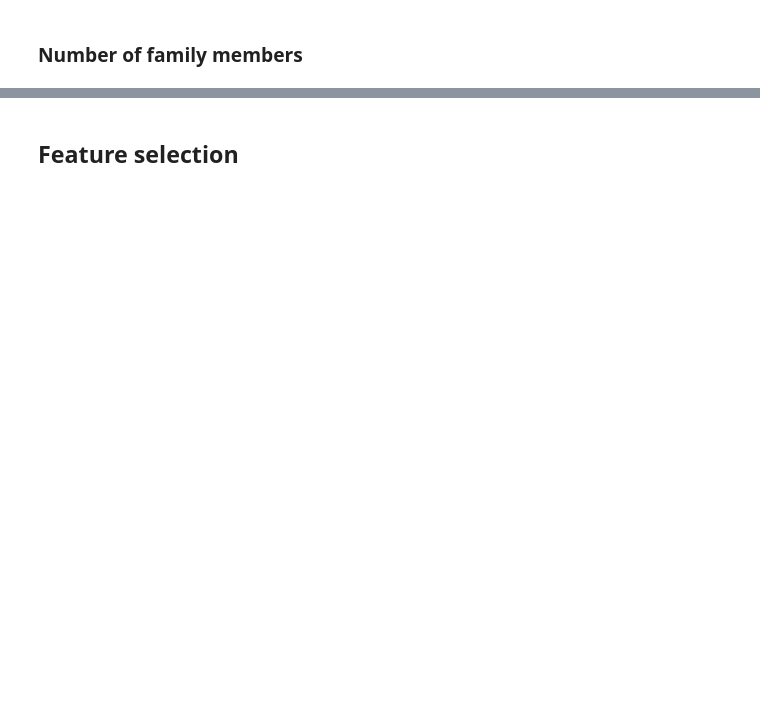
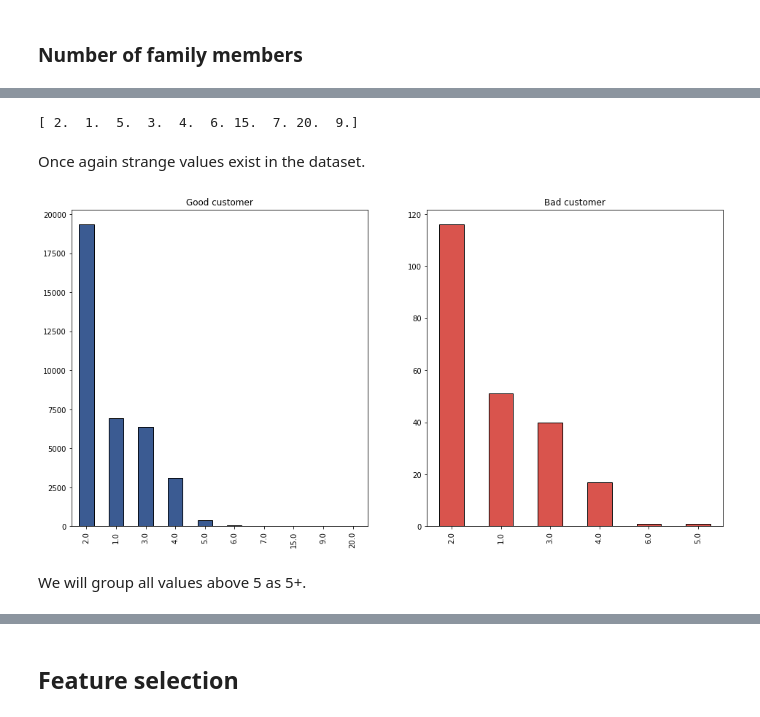
Before and after one commit to jmoschos/Credit-score-approval, a Jupyter notebook: Credit_score.ipynb, the cells around one changed output, grey strips where cells are left out. Saved outputs shown, nothing was run; the diff lists cells and outputs as text; code cells hidden in the pictures; blank space fills up the shorter version.

```diff
--- a/Credit_score.ipynb
+++ b/Credit_score.ipynb
@@ -990,0 +1017,20 @@ new_data
+# %%
+unique_family_members = new_data["CNT_FAM_MEMBERS"].unique()
+print(unique_family_members)
+# %% [output]
+[ 2.  1.  5.  3.  4.  6. 15.  7. 20.  9.]
+# %% [markdown]
+Once again strange values exist in the dataset.
+# %%
+nrows = 1
+ncols = len(unique_labels)
+
+fig,axes = plt.subplots(nrows,ncols, figsize = (16,8))
+
+for i,label in enumerate(unique_labels):
+    new_data[new_data.Label == label].CNT_FAM_MEMBERS.value_counts().plot(kind = "bar",ax = axes[i],color = sns.xkcd_rgb[my_colors[i]],edgecolor = "black")
+    axes[i].set_title("Good customer" if label == 0 else "Bad customer")
+# %% [output]
+[figure, added]
+# %% [markdown]
+We will group all values above 5 as 5+.
```
Also changed, not shown: parts of 57 cells of this notebook.
